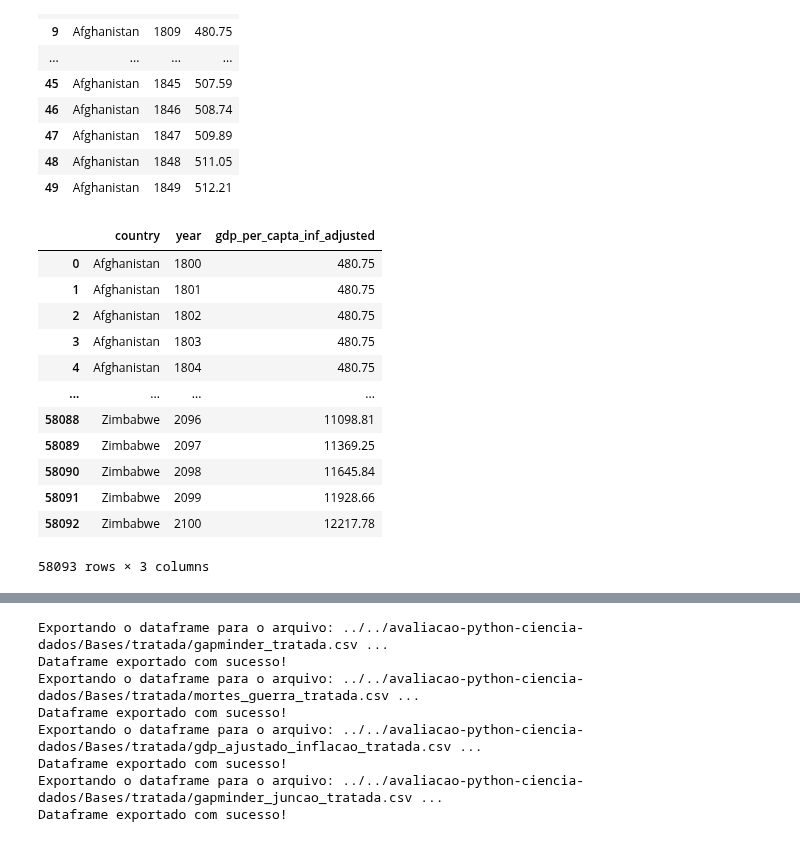
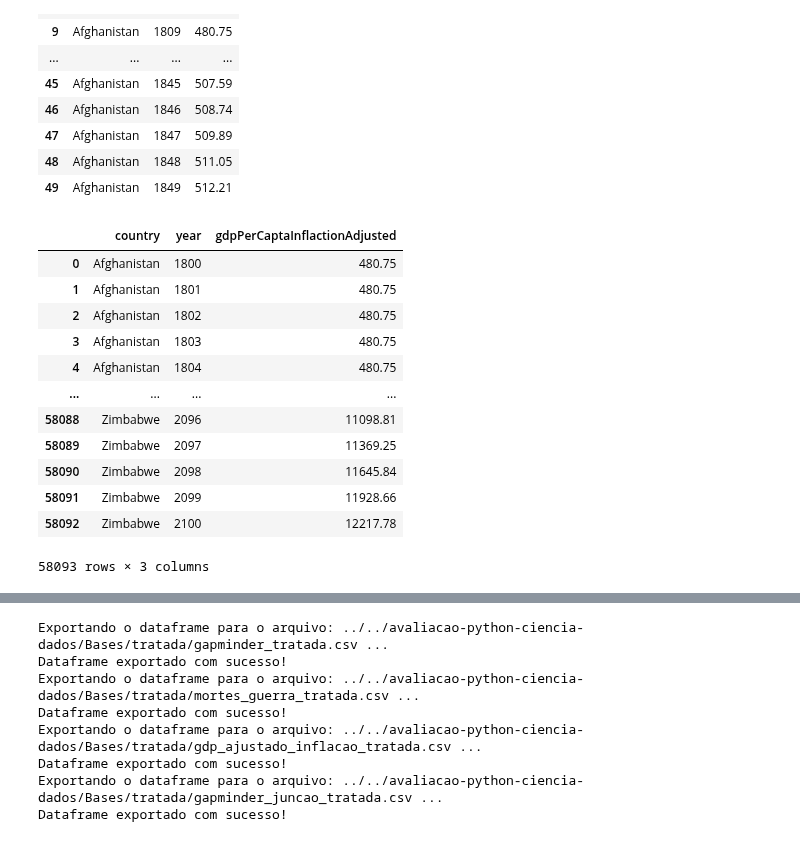
Before and after one commit to brunobgcardoso/avaliacao-python-ciencia-dados, a Jupyter notebook: src/Principal.ipynb, the cells around one changed output, grey strips where cells are left out. Drawn from its saved outputs; the diff is of its cells as text; code cells hidden in the pictures.

```diff
--- a/src/Principal.ipynb
+++ b/src/Principal.ipynb
@@ -207,8 +207,8 @@ Prévia dos dados duplicados:
 # %%
 # renomeiar colunas para facilitar o uso e entendimento do que tá rolando.
 rename_one_column(mortes_guerra, old_name='Entity', new_name='country', inplace=True)
-rename_one_column(mortes_guerra, old_name='Deaths in ongoing conflicts (best estimate) - Conflict type: one-sided violence_sum', new_name='one-sided violence', inplace=True)
-rename_one_column(mortes_guerra, old_name='Deaths in ongoing conflicts (best estimate) - Conflict type: non-state conflict_sum', new_name='non-state conflict', inplace=True)
+rename_one_column(mortes_guerra, old_name='Deaths in ongoing conflicts (best estimate) - Conflict type: one-sided violence_sum', new_name='oneSidedViolence', inplace=True)
+rename_one_column(mortes_guerra, old_name='Deaths in ongoing conflicts (best estimate) - Conflict type: non-state conflict_sum', new_name='nonStateConflict', inplace=True)
 rename_one_column(mortes_guerra, old_name='Deaths in ongoing conflicts (best estimate) - Conflict type: extrasystemic_sum', new_name='extrasystemic', inplace=True)
 rename_one_column(mortes_guerra, old_name='Deaths in ongoing conflicts (best estimate) - Conflict type: intrastate_sum', new_name='intrastate', inplace=True)
 rename_one_column(mortes_guerra, old_name='Deaths in ongoing conflicts (best estimate) - Conflict type: interstate_sum', new_name='interstate', inplace=True)
@@ -294,9 +294,9 @@ base_gdp_ajustado.head(50)
 # %%
 #Renomear as colunas pra manter o padrão
 rename_one_column(base_gdp_ajustado, old_name='name', new_name='country', inplace=True)
-rename_one_column(base_gdp_ajustado, old_name='value', new_name='gdp_per_capta_inf_adjusted', inplace=True)
+rename_one_column(base_gdp_ajustado, old_name='value', new_name='gdpPerCaptaInflactionAdjusted', inplace=True)
 # %% [output]
-|  | country | year | gdp_per_capta_inf_adjusted |
+|  | country | year | gdpPerCaptaInflactionAdjusted |
 | 0 | Afghanistan | 1800 | 480.75 |
 | 1 | Afghanistan | 1801 | 480.75 |
 | 2 | Afghanistan | 1802 | 480.75 |
```
Also changed, not shown: parts of 4 cells of this notebook, 4 other files.
